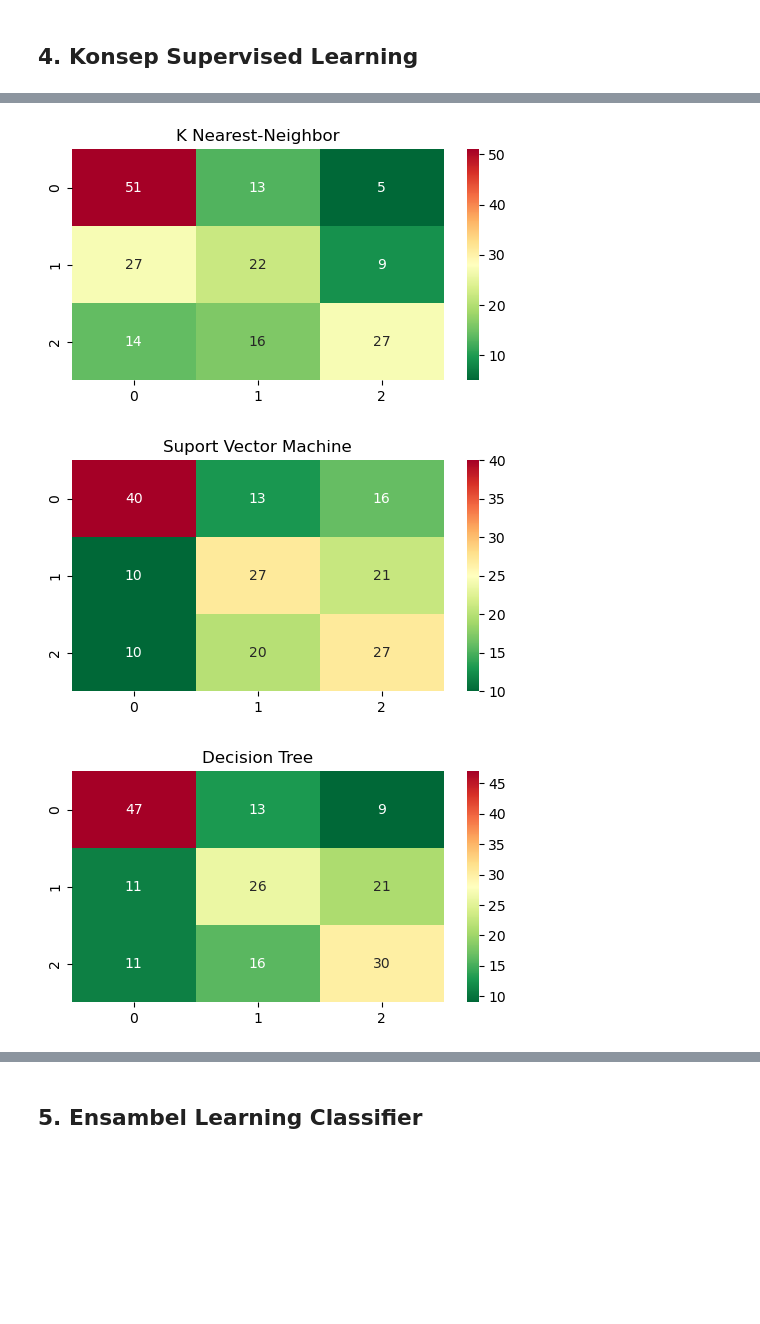
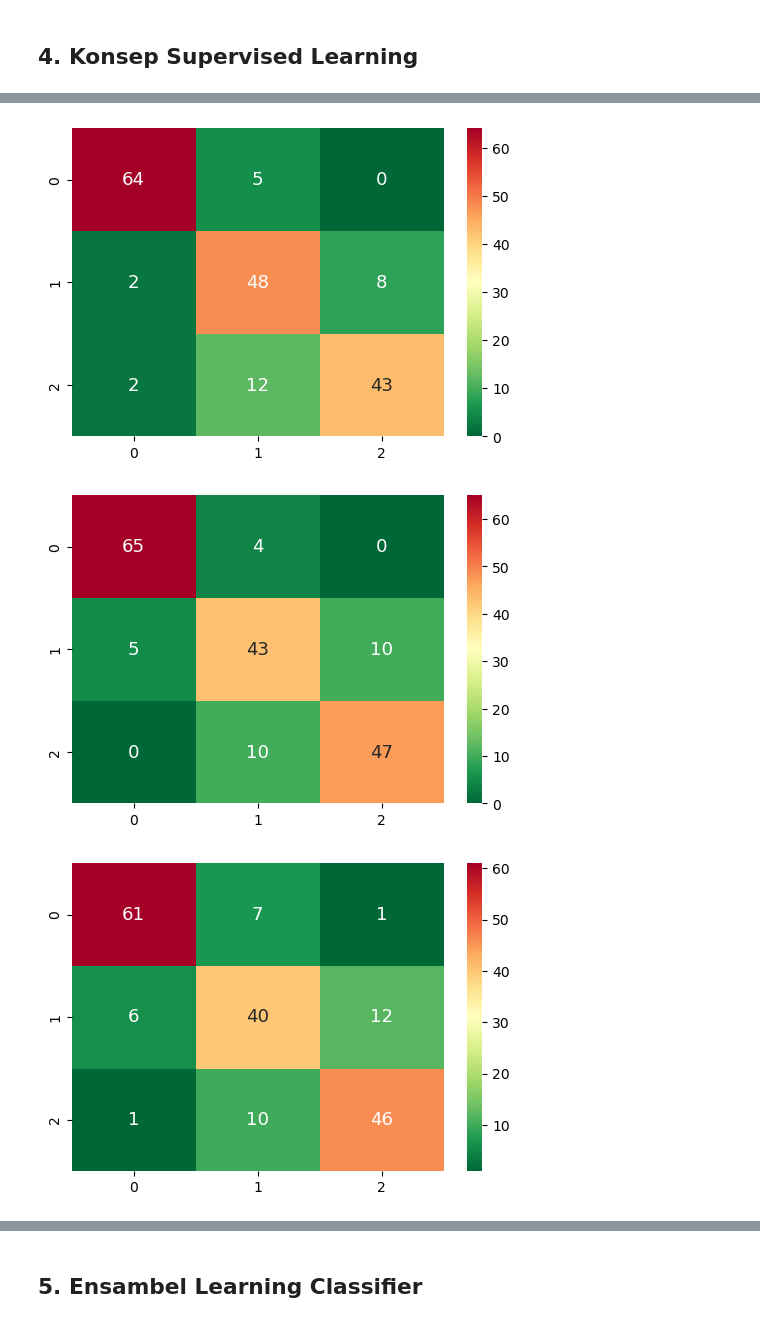
Before and after one commit to kusin/klasifikasi_kopra, a Jupyter notebook: klasifikasi_kopra_new.ipynb, the cells around one changed output, grey strips where cells are left out. Cells and saved outputs as stored; diff of their text form; code cells hidden in the pictures; blank space fills up the shorter version.

```diff
--- a/klasifikasi_kopra_new.ipynb
+++ b/klasifikasi_kopra_new.ipynb
@@ -116,13 +136,13 @@ plt.show()
 # %% [markdown]
 - Setting experiment
 # %%
-# # 1. skenario W
+# 1. skenario W
 # print("Percobaan 1")
 # x = dataset.iloc[:,0:8].values
 
-# 2. skenario B
-print("Percobaan 2")
-x = dataset.iloc[:,8:10].values
+# # 2. skenario B
+# print("Percobaan 2")
+# x = dataset.iloc[:,8:10].values
 
 # # 3. skenario T
 # print("Percobaan 3")
@@ -140,9 +160,9 @@ x = dataset.iloc[:,8:10].values
 # print("Percobaan 6")
 # x = dataset.iloc[:,8:15].values
 
-# # 7. Skenario W,B,dan T
-# print("Percobaan 7")
-# x = dataset.iloc[:,0:15].values
+# 7. Skenario W,B,dan T
+print("Percobaan 7")
+x = dataset.iloc[:,0:15].values
 
 # Taget, Jenis Kopra
 y = dataset.iloc[:,[-1]].values
@@ -245,11 +293,11 @@ Suport Vector Machine
 -------------------------
 # %%
 for i in range(len(hasil.columns)-1):
-    fig,ax = plt.subplots(figsize=(6,3))
-    sns.heatmap(confusion_matrix(hasil["Target"], hasil.iloc[:,i:i+1]),annot=True, cmap="RdYlGn_r")
-    plt.title(hasil.columns[i], fontsize=12)
+    fig,ax = plt.subplots(figsize=(6,4))
+    sns.heatmap(confusion_matrix(hasil["Target"], hasil.iloc[:,i:i+1]),annot=True, annot_kws={"size": 13}, cmap="RdYlGn_r")
+    #plt.title(hasil.columns[i], fontsize=12)
     plt.show()
 # %% [output]
-[figure, old version]
+[figure, new version]
-[figure, old version]
+[figure, new version]
-[figure, old version]
+[figure, new version]
```
Also changed, not shown: parts of 13 cells of this notebook, 6 other files.
